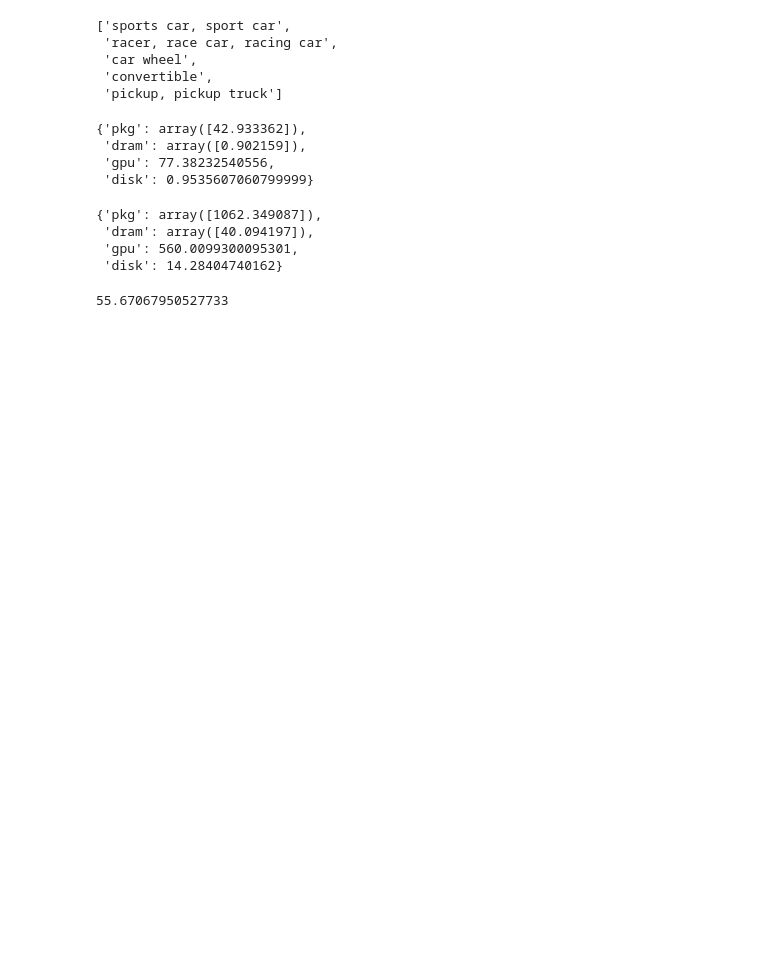
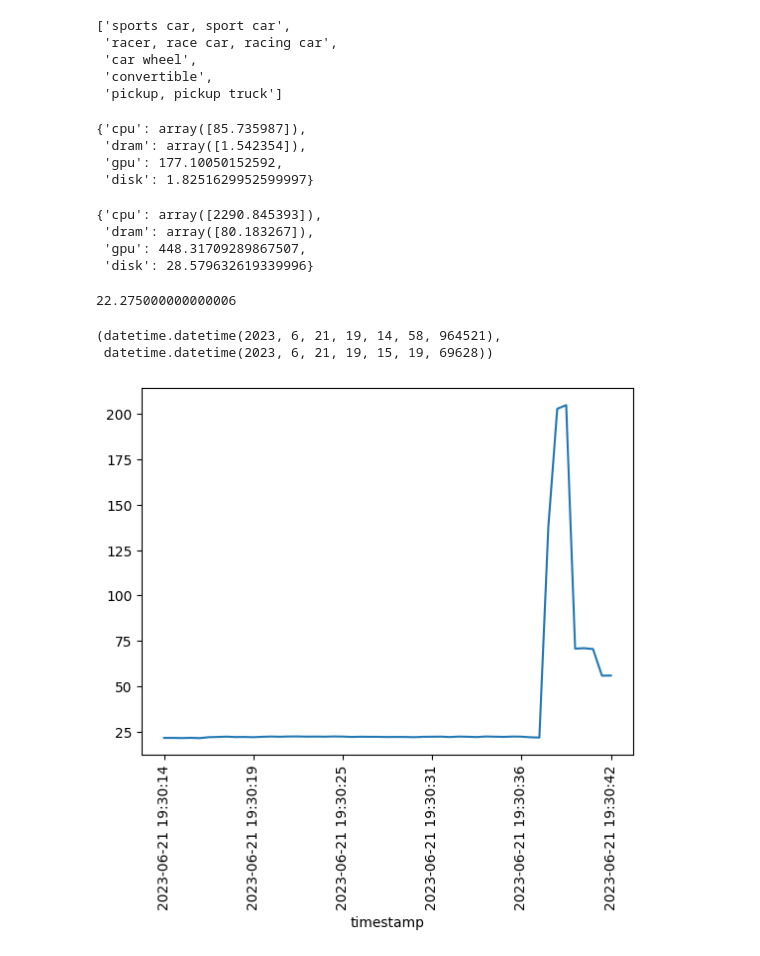
Before and after one commit to maufadel/EnergyMeter, a Jupyter notebook: Measuring_energy_consumption.ipynb, the cells around one changed output. Drawn from its saved outputs; the diff is of its cells as text; code cells hidden in the pictures; blank space fills up the shorter version.

```diff
--- a/Measuring_energy_consumption.ipynb
+++ b/Measuring_energy_consumption.ipynb
@@ -82,21 +96,37 @@ meter_cpu.end()
 # %%
-meter_gpu.get_total_jules_per_component("meter_2023-06-19 12:43:24")
+meter_gpu.get_total_jules_per_component("meter_2023-06-21 19:30:14")
 # %% [output]
-{'pkg': array([42.933362]),
- 'dram': array([0.902159]),
- 'gpu': 77.38232540556,
- 'disk': 0.9535607060799999}
+{'cpu': array([85.735987]),
+ 'dram': array([1.542354]),
+ 'gpu': 177.10050152592,
+ 'disk': 1.8251629952599997}
 # %%
 # GPU still consumes a lot of power when idle:
 # https://forums.developer.nvidia.com/t/idle-power-usage-stuck-at-10-20watts-after-running-an-app/217520/10
-meter_cpu.get_total_jules_per_component("meter_2023-06-19 12:43:24")
+meter_cpu.get_total_jules_per_component("meter_2023-06-21 19:30:14")
 # %% [output]
-{'pkg': array([1062.349087]),
- 'dram': array([40.094197]),
- 'gpu': 560.0099300095301,
- 'disk': 14.28404740162}
+{'cpu': array([2290.845393]),
+ 'dram': array([80.183267]),
+ 'gpu': 448.31709289867507,
+ 'disk': 28.579632619339996}
 # %%
-560/(meter_cpu.meter.result.duration*1e-6)
+448.31709289867507/(meter_cpu.meter.result.duration*1e-6)
 # %% [output]
-55.67067950527733
+22.275000000000006
+# %%
+import datetime
+
+datetime.datetime.fromtimestamp(meter_cpu.meter.result.timestamp), datetime.datetime.fromtimestamp(meter_cpu.meter.result.timestamp + meter_cpu.meter.result.duration*1e-6)
+# %% [output]
+(datetime.datetime(2023, 6, 21, 19, 14, 58, 964521),
+ datetime.datetime(2023, 6, 21, 19, 15, 19, 69628))
+# %%
+import pandas as pd
+import matplotlib.pyplot as plt
+
+pd.read_csv("meter_2023-06-21 19:30:14/gpu_stats.csv", index_col=0)["power_usage(W)"].plot()
+plt.xticks(rotation=90)
+plt.show()
+# %% [output]
+[figure, added]
 # %%
```
Also changed, not shown: parts of 7 cells of this notebook, 1 other file.
